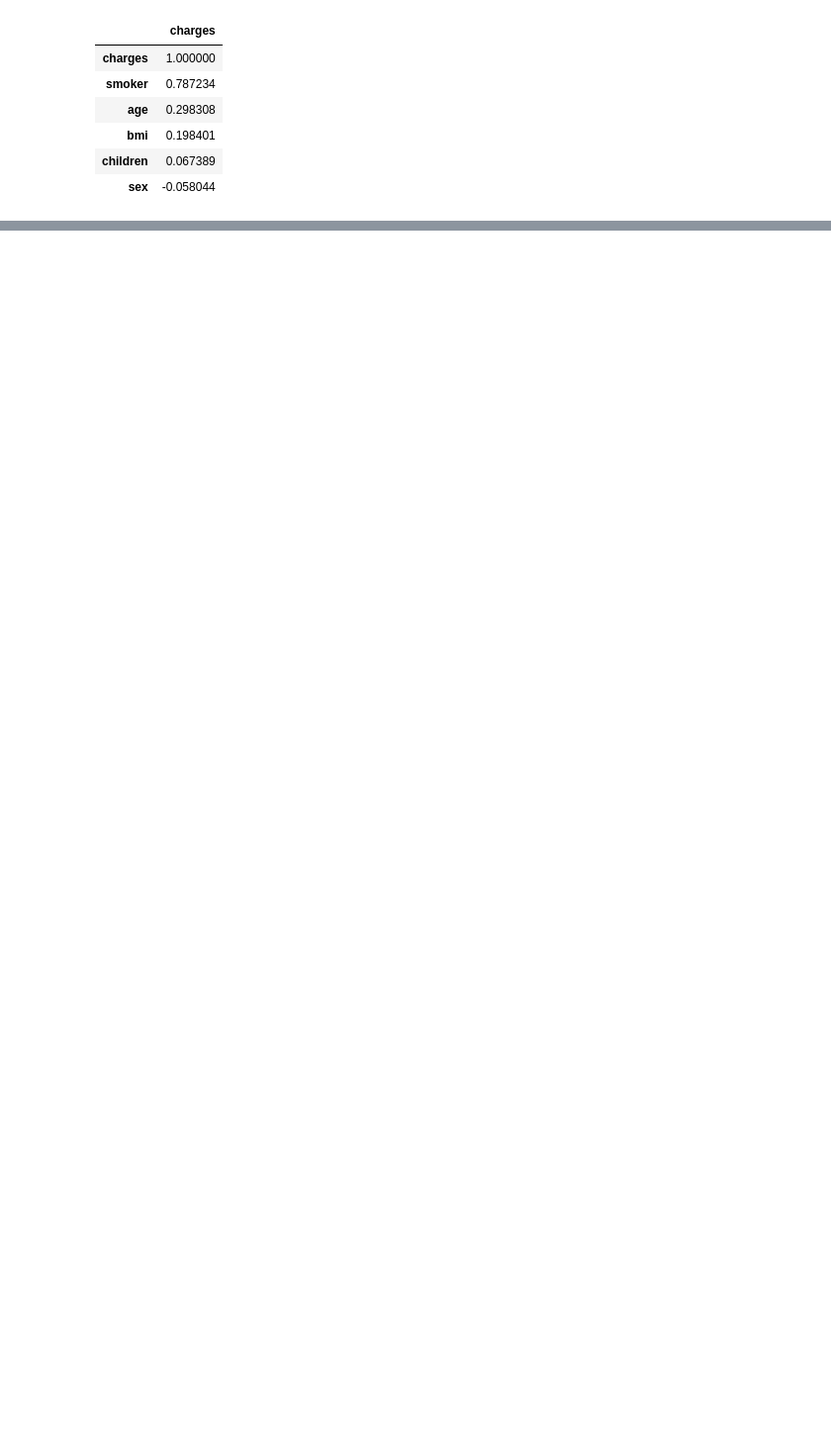
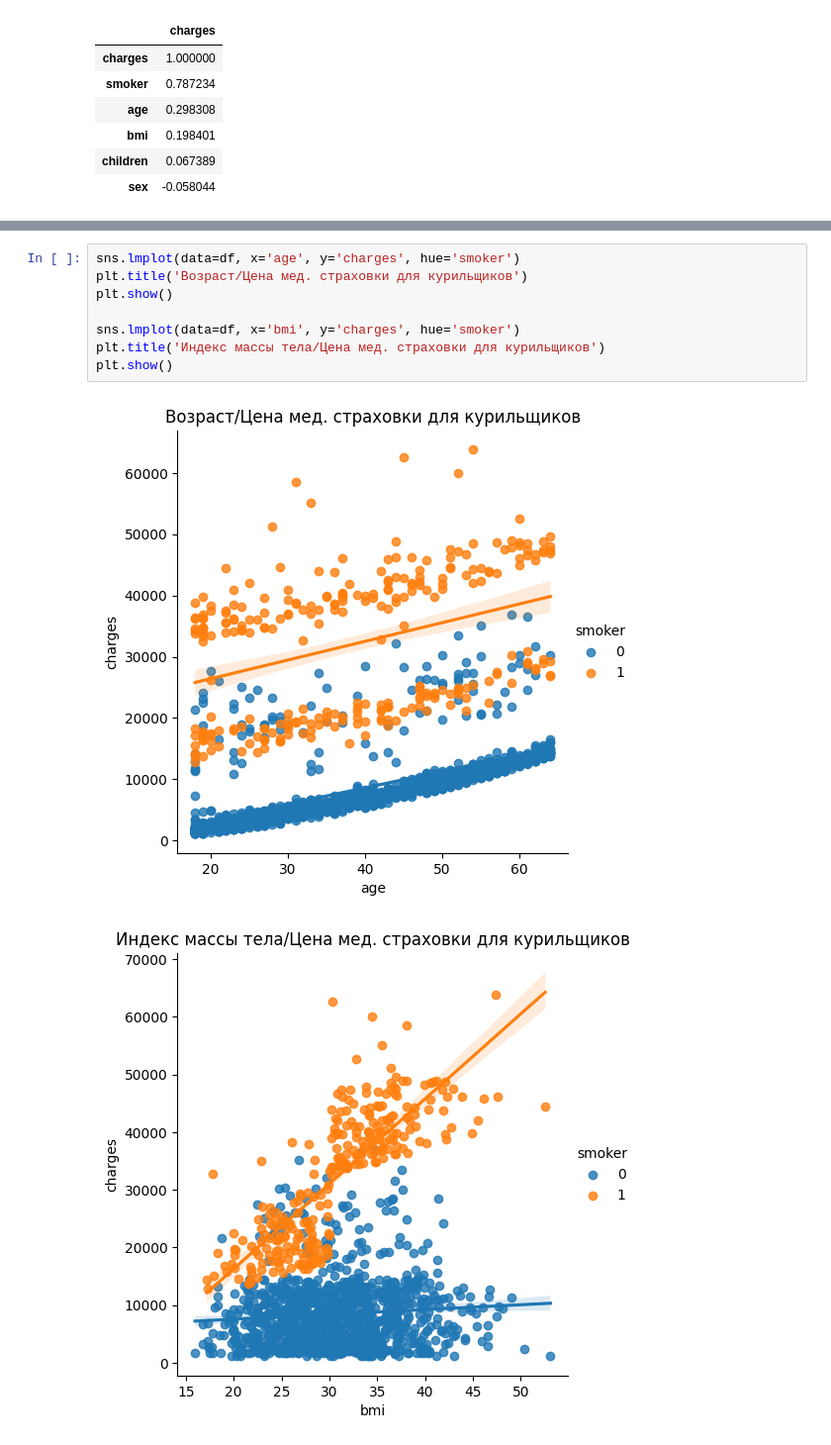
Before and after one commit to Ejtolf/insurance_cost_prediction, a Jupyter notebook: medical_insurance_EDA_prediction.ipynb, the cells around one changed output, grey strips where cells are left out. Shown at 99% size. Cells and saved outputs as stored; diff of their text form; blank space fills up the shorter version.

```diff
--- a/medical_insurance_EDA_prediction.ipynb
+++ b/medical_insurance_EDA_prediction.ipynb
@@ -250,0 +269,11 @@ display(pd.DataFrame(df_corr['charges'].sort_values(ascending=False)))
+# %%
+sns.lmplot(data=df, x='age', y='charges', hue='smoker')
+plt.title('Возраст/Цена мед. страховки для курильщиков')
+plt.show()
+
+sns.lmplot(data=df, x='bmi', y='charges', hue='smoker')
+plt.title('Индекс массы тела/Цена мед. страховки для курильщиков')
+plt.show()
+# %% [output]
+[figure, added]
+[figure, added]
```
Also changed, not shown: parts of 31 cells of this notebook, 2 other files.
